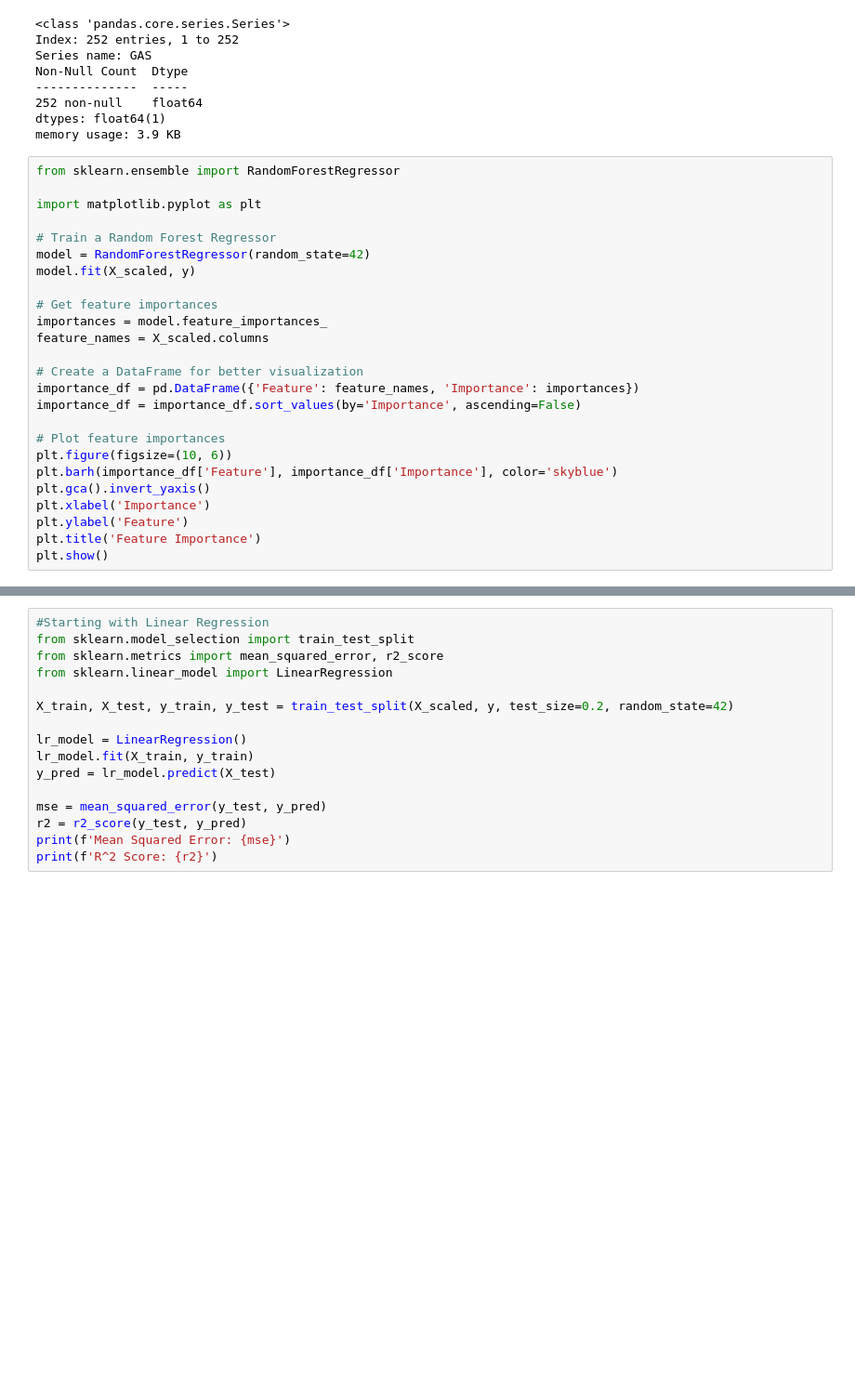
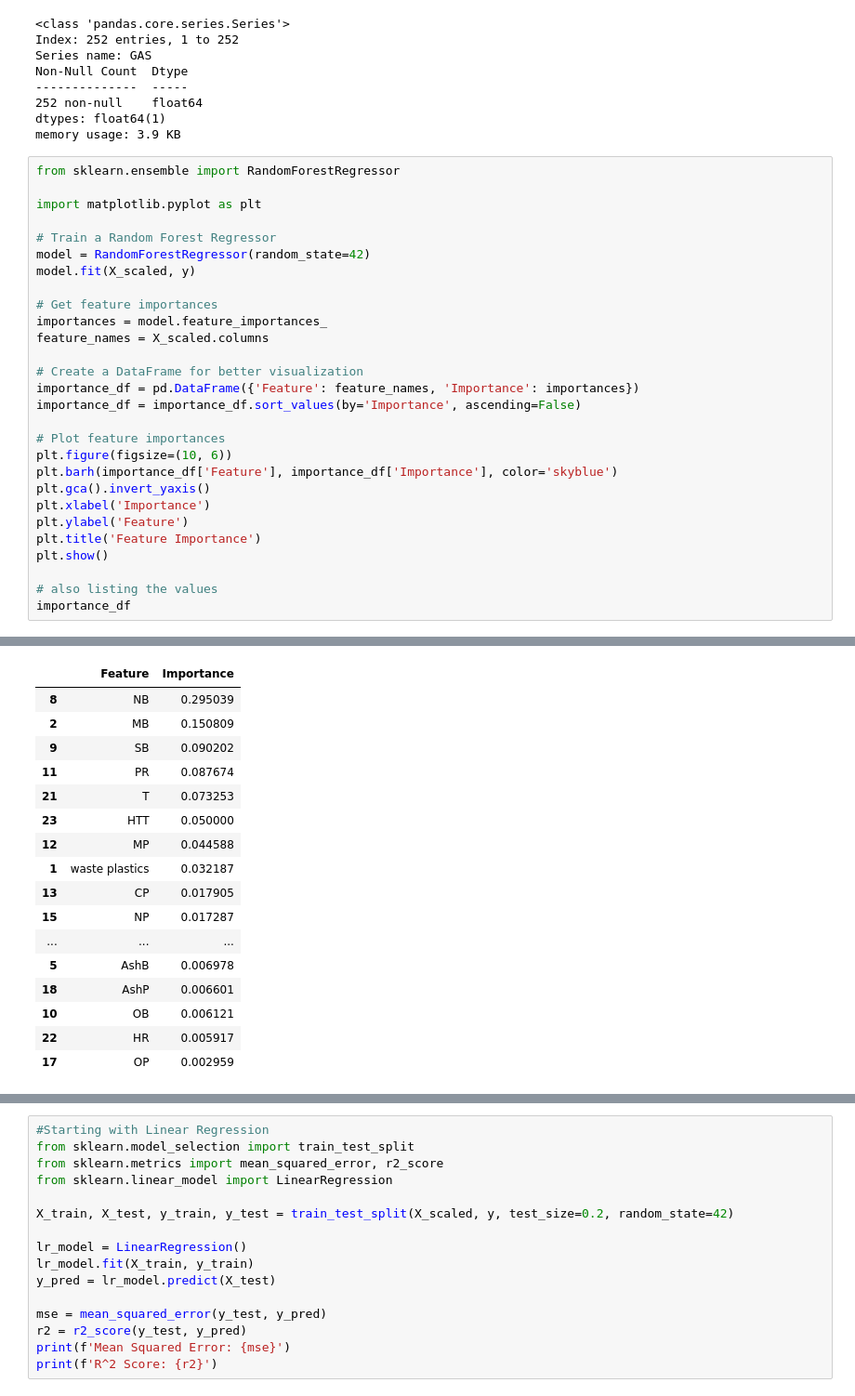
Before and after one commit to dikshitrishii/Biomass-Gas-Modelling, a Jupyter notebook: Data Modelling Standard.ipynb, the cells around one changed output, grey strips where cells are left out. Shown at 93% size. Cells and saved outputs as stored; diff of their text form; blank space fills up the shorter version.

```diff
--- a/Data Modelling Standard.ipynb
+++ b/Data Modelling Standard.ipynb
@@ -161,30 +161,50 @@ memory usage: 3.9 KB
 # %%
 from sklearn.ensemble import RandomForestRegressor
 
 import matplotlib.pyplot as plt
 
 # Train a Random Forest Regressor
 model = RandomForestRegressor(random_state=42)
 model.fit(X_scaled, y)
 
 # Get feature importances
 importances = model.feature_importances_
 feature_names = X_scaled.columns
 
 # Create a DataFrame for better visualization
 importance_df = pd.DataFrame({'Feature': feature_names, 'Importance': importances})
 importance_df = importance_df.sort_values(by='Importance', ascending=False)
 
 # Plot feature importances
 plt.figure(figsize=(10, 6))
 plt.barh(importance_df['Feature'], importance_df['Importance'], color='skyblue')
 plt.gca().invert_yaxis()
 plt.xlabel('Importance')
 plt.ylabel('Feature')
 plt.title('Feature Importance')
 plt.show()
+
+# also listing the values
+importance_df
 # %% [output]
 [figure]
+|  | Feature | Importance |
+| 8 | NB | 0.295039 |
+| 2 | MB | 0.150809 |
+| 9 | SB | 0.090202 |
+| 11 | PR | 0.087674 |
+| 21 | T | 0.073253 |
+| 23 | HTT | 0.050000 |
+| 12 | MP | 0.044588 |
+| 1 | waste plastics | 0.032187 |
+| 13 | CP | 0.017905 |
+| 15 | NP | 0.017287 |
+| ... | ... | ... |
+| 5 | AshB | 0.006978 |
+| 18 | AshP | 0.006601 |
+| 10 | OB | 0.006121 |
+| 22 | HR | 0.005917 |
+| 17 | OP | 0.002959 |
 # %%
 import shap
 
```
Also changed, not shown: parts of 2 cells of this notebook.
